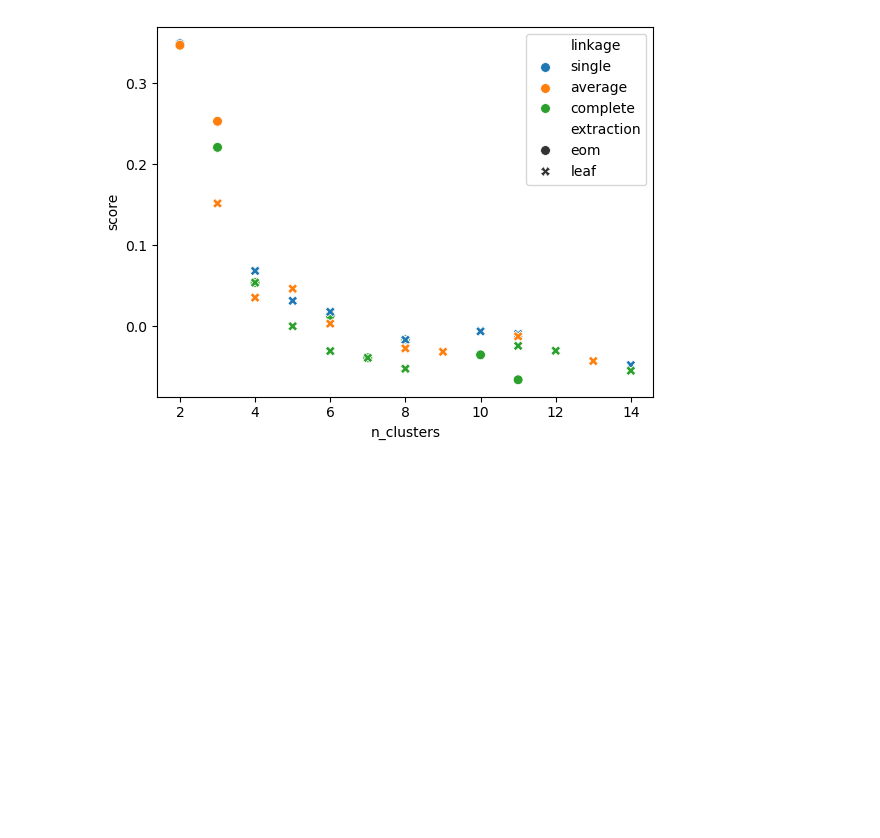
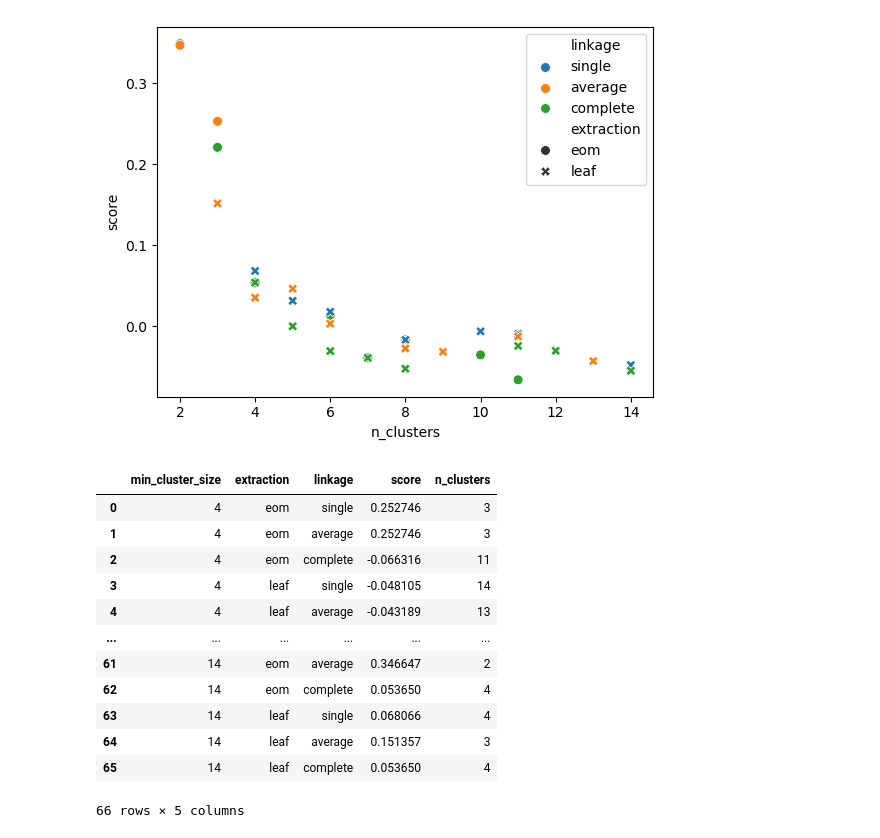
Before and after one commit to uscuni/boundaries_of_change, a Jupyter notebook: code/04_clustering.ipynb, the cells around one changed output. Cells and saved outputs as stored; diff of their text form; code cells hidden in the pictures; blank space fills up the shorter version.

```diff
--- a/code/04_clustering.ipynb
+++ b/code/04_clustering.ipynb
@@ -539,3 +347,19 @@ sns.scatterplot(
 [figure]
 # %%
 results_df.to_csv("/data/uscuni-ulce/boundaries_of_change/silhouette_scores.csv")
+# %%
+results_df
+# %% [output]
+|  | min_cluster_size | extraction | linkage | score | n_clusters |
+| 0 | 4 | eom | single | 0.252746 | 3 |
+| 1 | 4 | eom | average | 0.252746 | 3 |
+| 2 | 4 | eom | complete | -0.066316 | 11 |
+| 3 | 4 | leaf | single | -0.048105 | 14 |
+| 4 | 4 | leaf | average | -0.043189 | 13 |
+| ... | ... | ... | ... | ... | ... |
+| 61 | 14 | eom | average | 0.346647 | 2 |
+| 62 | 14 | eom | complete | 0.053650 | 4 |
+| 63 | 14 | leaf | single | 0.068066 | 4 |
+| 64 | 14 | leaf | average | 0.151357 | 3 |
+| 65 | 14 | leaf | complete | 0.053650 | 4 |
+66 rows × 5 columns
```
Also changed, not shown: parts of 32 cells of this notebook.
